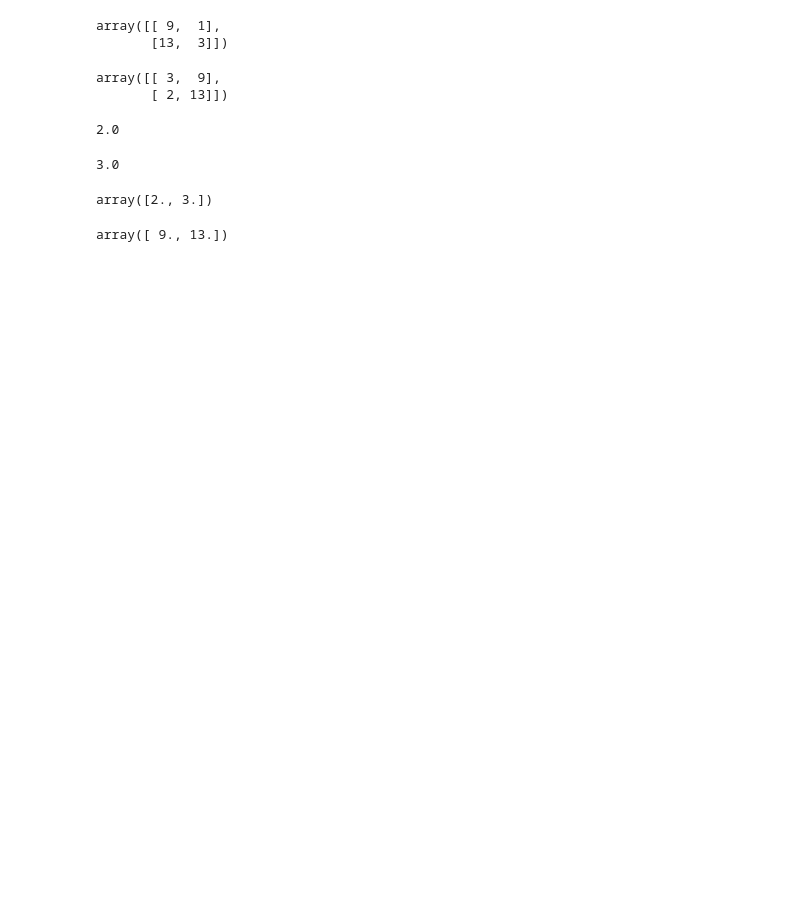
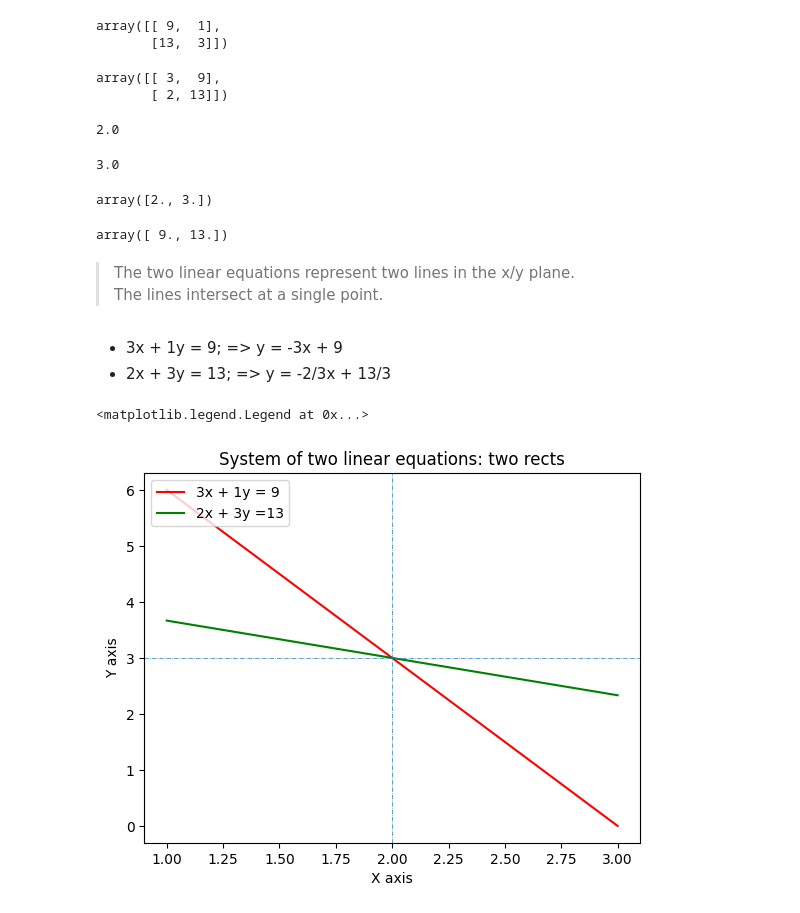
Before and after one commit to jmonti-gh/DataAnalysis_Py, a Jupyter notebook: numpy/cramer.ipynb, the cells around one changed output. Saved outputs shown, nothing was run; the diff lists cells and outputs as text; code cells hidden in the pictures; blank space fills up the shorter version.

Commit message:
add matpplotlib plots of 2D functons

```diff
--- a/numpy/cramer.ipynb
+++ b/numpy/cramer.ipynb
@@ -86,3 +86,6 @@ mult = C.dot(u)
 mult
 # %% [output]
 array([ 9., 13.])
+# %% [markdown]
+> The two linear equations represent two lines in the x/y plane.
+> The lines intersect at a single point.
@@ -88,0 +94,26 @@ array([ 9., 13.])
+# %%
+#x = np.linspace(-2, 5, 50)
+xis = np.linspace(1, 3, 20)
+# %% [markdown]
+- 3x + 1y = 9;  =>  y = -3x + 9
+- 2x + 3y = 13; =>  y = -2/3x + 13/3
+# %%
+r1 = -3 * xis + 9
+r2 = -2/3 * xis + 13/3
+# %%
+plt.title('System of two linear equations: two rects')
+plt.xlabel('X axis')
+plt.ylabel('Y axis')
+
+plt.plot(xis, r1, color = "red", linewidth = 1.5, label = "3x + 1y = 9")
+plt.plot(xis, r2, color = "green", linewidth = 1.5, label = "2x + 3y =13")
+
+plt.axvline(x= x,linewidth= .5, linestyle= '-.')
+plt.axhline(y= y,linewidth= .5, linestyle= '-.')
+#ax.hlines(y=0.2, xmin=4, xmax=20, linewidth=2, color='r')
+#plt.hlines(y= y, xmin= 1, xmax= 3, linewidth= .5)
+
+plt.legend(loc= 'upper left')
+# %% [output]
+<matplotlib.legend.Legend at 0x...>
+[figure, added]
```
Also changed, not shown: parts of 1 cell of this notebook, 2 other files.
